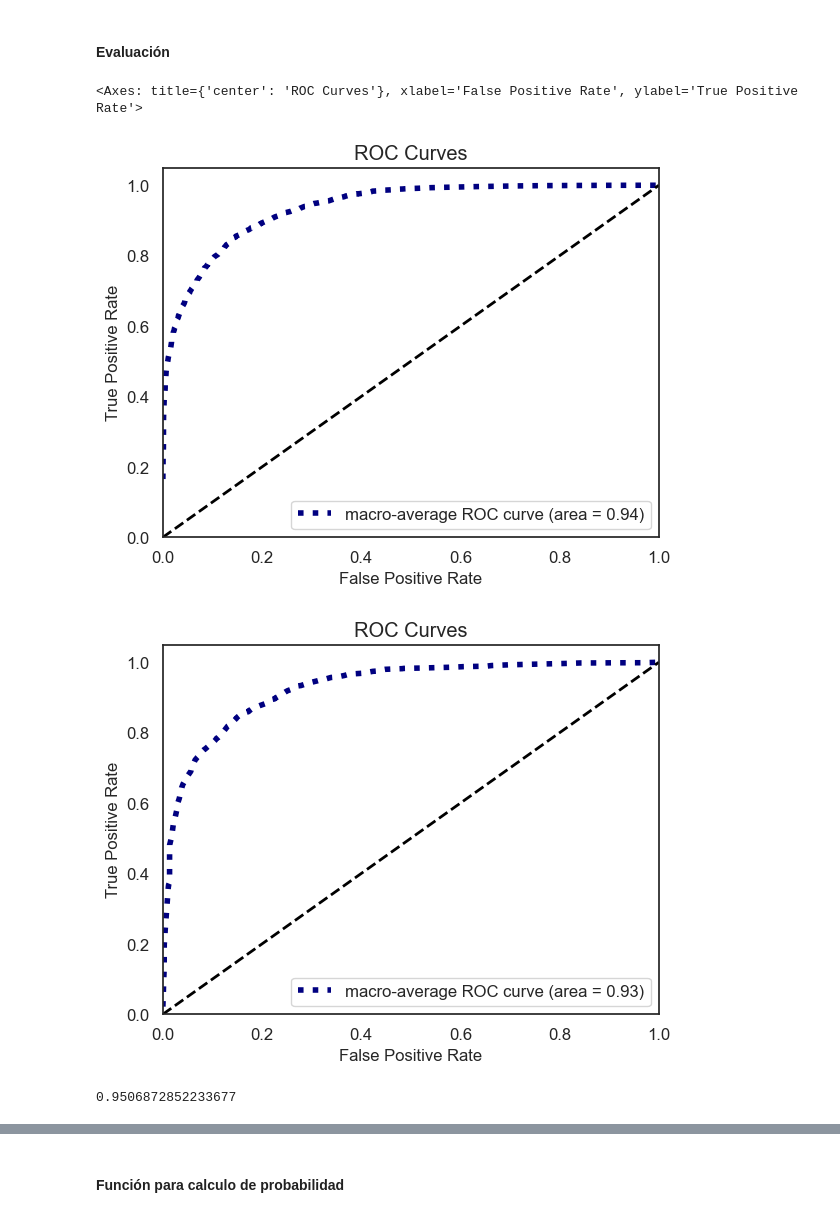
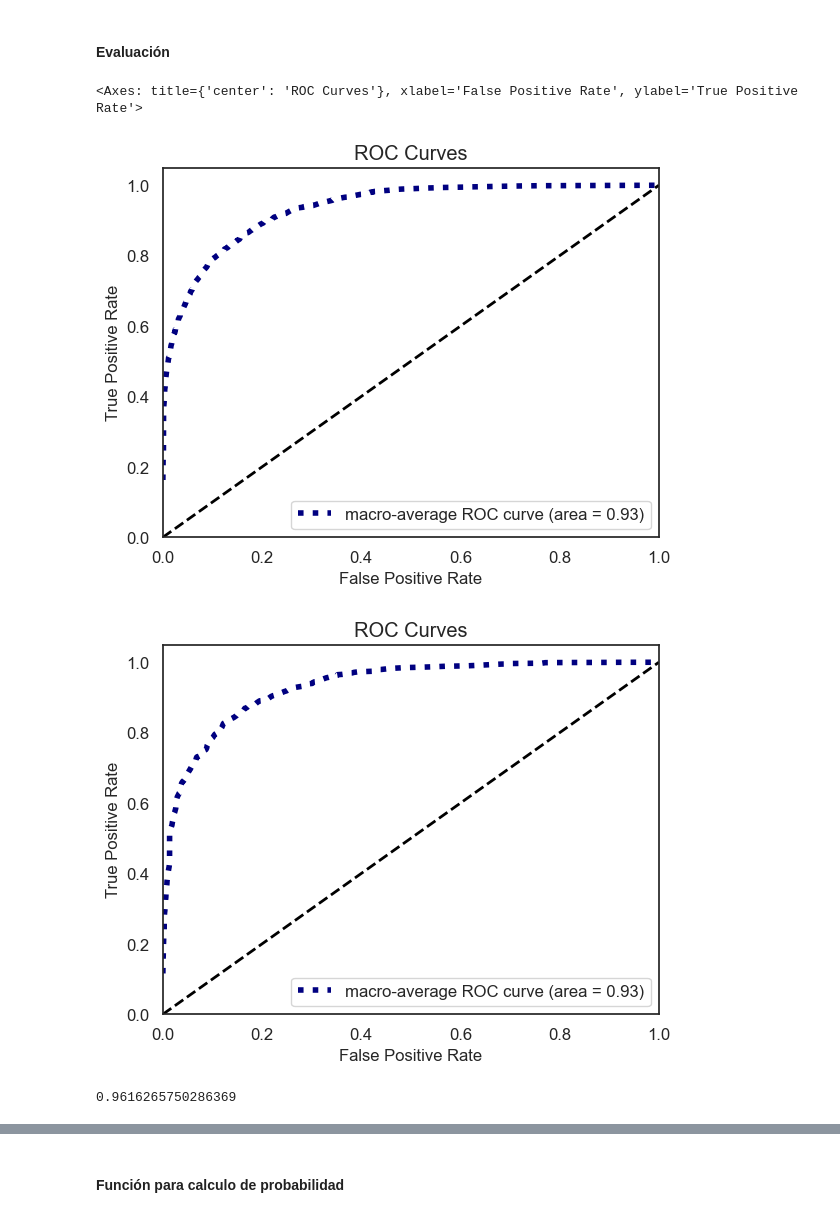
Before and after one commit to danpa26/CredRisk, a Jupyter notebook: one_yr_pd/one_year_pd.ipynb, the cells around one changed output, grey strips where cells are left out. Saved outputs shown, nothing was run; the diff lists cells and outputs as text; code cells hidden in the pictures.

```diff
--- a/one_yr_pd/one_year_pd.ipynb
+++ b/one_yr_pd/one_year_pd.ipynb
@@ -1134,7 +1134,7 @@ from sklearn.linear_model import LogisticRegression
 # %%
 mlog_reg = LogisticRegression()
 # %%
-mlog_reg.fit( Xt_woe[features] , Yt.values.ravel())
+mlog_reg.fit( Xt_woe[features] , Yt)
 # %% [output]
 LogisticRegression()
 # %% [markdown]
@@ -1161,17 +1161,17 @@ pd.DataFrame(mlog_reg.predict_proba(Xv_woe[features]))
 from scikitplot.metrics import plot_roc_curve
 from sklearn.metrics import classification_report
 # %%
-plot_roc_curve( y_true = Yt[tgt] , y_probas = mlog_reg.predict_proba( Xt_woe[features] ) , curves = 'macro' )
-plot_roc_curve( y_true = Yv[tgt] , y_probas = mlog_reg.predict_proba( Xv_woe[features] ) , curves = 'macro' )
+plot_roc_curve( y_true = Yt , y_probas = mlog_reg.predict_proba( Xt_woe[features] ) , curves = 'macro' )
+plot_roc_curve( y_true = Yv , y_probas = mlog_reg.predict_proba( Xv_woe[features] ) , curves = 'macro' )
 # %% [output]
 <Axes: title={'center': 'ROC Curves'}, xlabel='False Positive Rate', ylabel='True Positive Rate'>
 [figure]
-[figure, old version]
+[figure, new version]
 # %%
 # es el mean accuracy
-mlog_reg.score(Xt[features],Yt[tgt])
+mlog_reg.score(Xt_woe[features],Yt)
 # %% [output]
-0.9506872852233677
+0.9616265750286369
 # %%
 # Realizamos la evaluación de nuestro modelo:
 print('Entrenamiento: \n')
```
Also changed, not shown: parts of 79 cells of this notebook.
